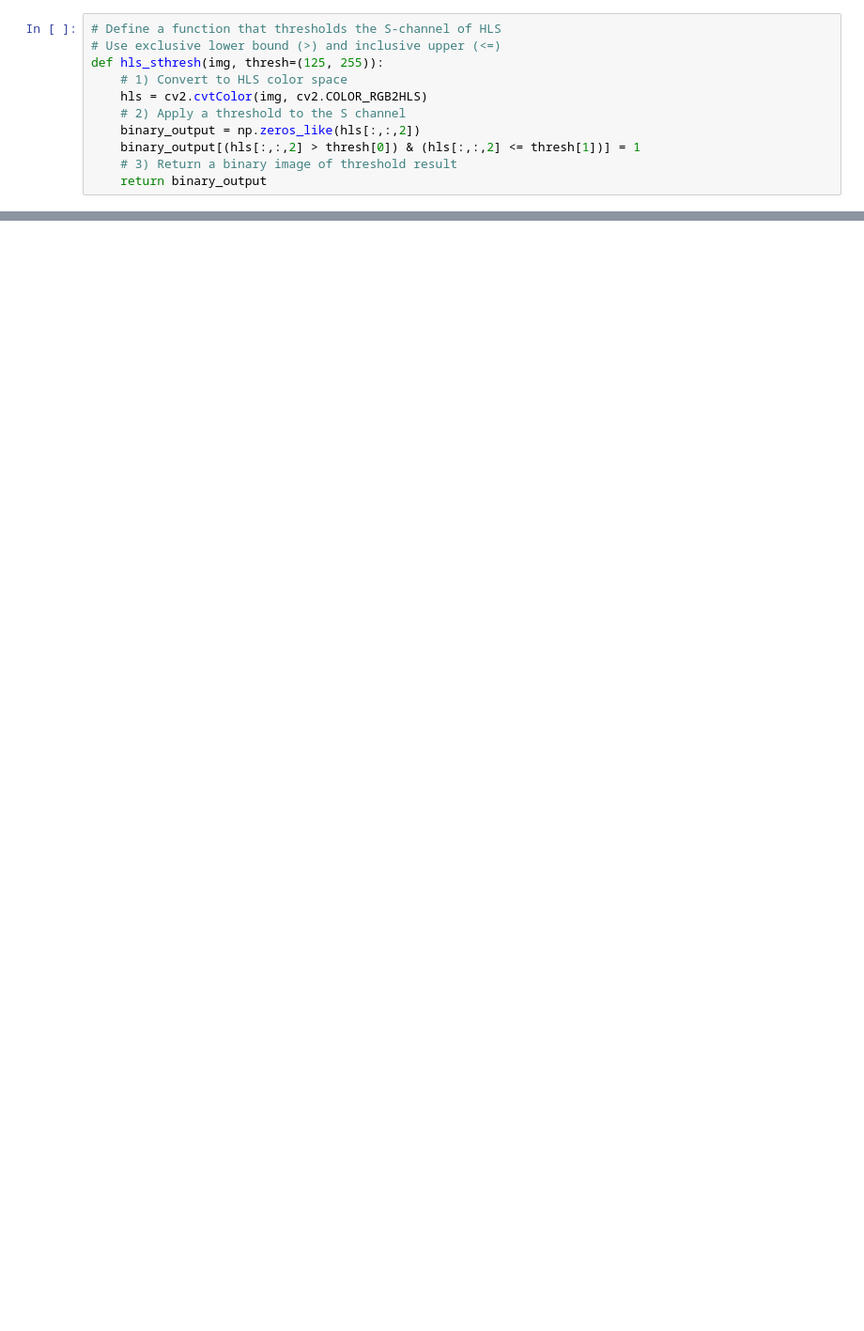
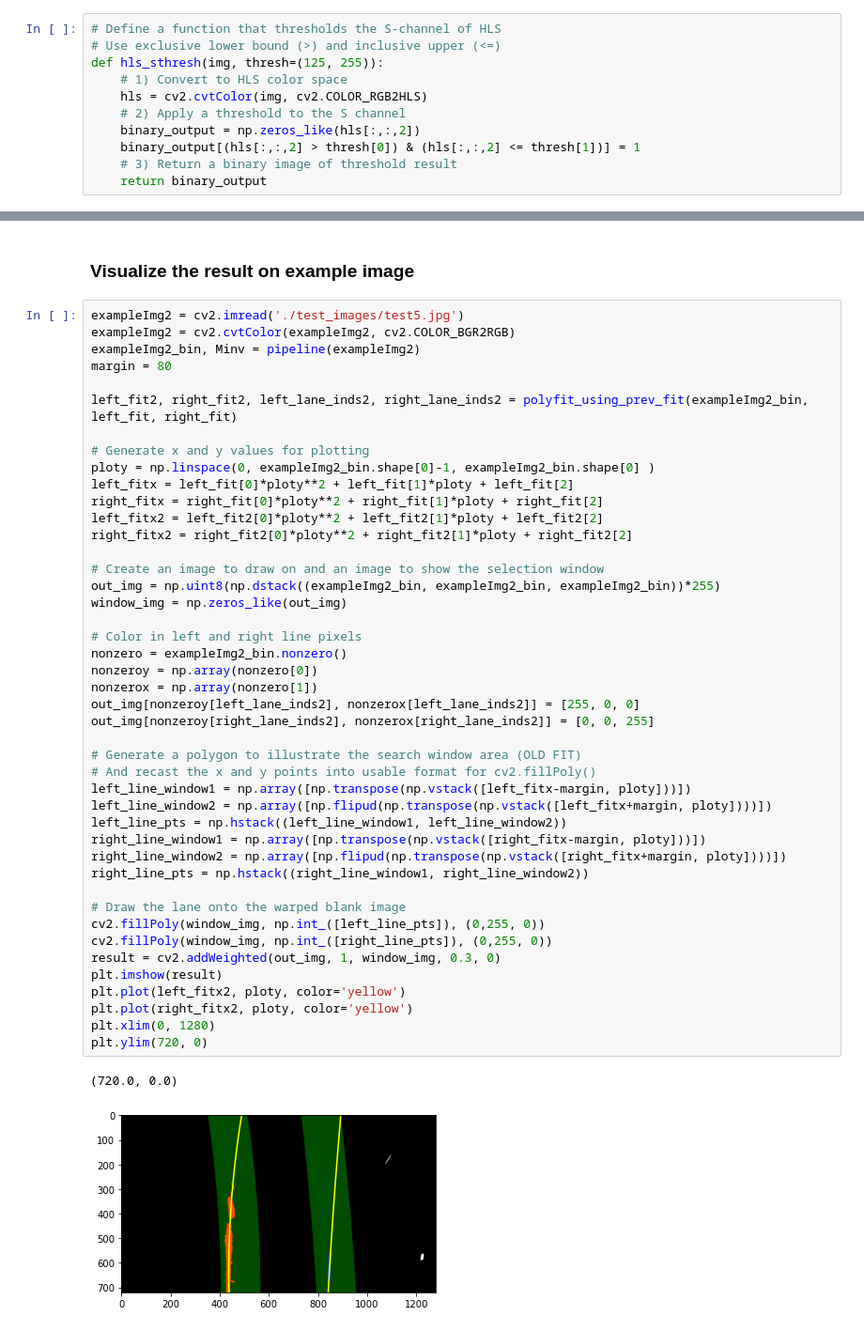
Before and after one commit to Mcamin/Advanced-Lane-Lines-detection, a Jupyter notebook: pipeline.ipynb, the cells around one changed output, grey strips where cells are left out. Shown at 94% size. Drawn from its saved outputs; the diff is of its cells as text; blank space fills up the shorter version.

```diff
--- a/pipeline.ipynb
+++ b/pipeline.ipynb
@@ -527,0 +658,49 @@ interactive(children=(IntSlider(value=127, description='min_thresh', max=255), I
+# %% [markdown]
+###  Visualize the result on example image
+# %%
+exampleImg2 = cv2.imread('./test_images/test5.jpg')
+exampleImg2 = cv2.cvtColor(exampleImg2, cv2.COLOR_BGR2RGB)
+exampleImg2_bin, Minv = pipeline(exampleImg2)
+margin = 80
+
+left_fit2, right_fit2, left_lane_inds2, right_lane_inds2 = polyfit_using_prev_fit(exampleImg2_bin, left_fit, right_fit)
+
+# Generate x and y values for plotting
+ploty = np.linspace(0, exampleImg2_bin.shape[0]-1, exampleImg2_bin.shape[0] )
+left_fitx = left_fit[0]*ploty**2 + left_fit[1]*ploty + left_fit[2]
+right_fitx = right_fit[0]*ploty**2 + right_fit[1]*ploty + right_fit[2]
+left_fitx2 = left_fit2[0]*ploty**2 + left_fit2[1]*ploty + left_fit2[2]
+right_fitx2 = right_fit2[0]*ploty**2 + right_fit2[1]*ploty + right_fit2[2]
+
+# Create an image to draw on and an image to show the selection window
+out_img = np.uint8(np.dstack((exampleImg2_bin, exampleImg2_bin, exampleImg2_bin))*255)
+window_img = np.zeros_like(out_img)
+
+# Color in left and right line pixels
+nonzero = exampleImg2_bin.nonzero()
+nonzeroy = np.array(nonzero[0])
+nonzerox = np.array(nonzero[1])
+out_img[nonzeroy[left_lane_inds2], nonzerox[left_lane_inds2]] = [255, 0, 0]
+out_img[nonzeroy[right_lane_inds2], nonzerox[right_lane_inds2]] = [0, 0, 255]
+
+# Generate a polygon to illustrate the search window area (OLD FIT)
+# And recast the x and y points into usable format for cv2.fillPoly()
+left_line_window1 = np.array([np.transpose(np.vstack([left_fitx-margin, ploty]))])
+left_line_window2 = np.array([np.flipud(np.transpose(np.vstack([left_fitx+margin, ploty])))])
+left_line_pts = np.hstack((left_line_window1, left_line_window2))
+right_line_window1 = np.array([np.transpose(np.vstack([right_fitx-margin, ploty]))])
+right_line_window2 = np.array([np.flipud(np.transpose(np.vstack([right_fitx+margin, ploty])))])
+right_line_pts = np.hstack((right_line_window1, right_line_window2))
+
+# Draw the lane onto the warped blank image
+cv2.fillPoly(window_img, np.int_([left_line_pts]), (0,255, 0))
+cv2.fillPoly(window_img, np.int_([right_line_pts]), (0,255, 0))
+result = cv2.addWeighted(out_img, 1, window_img, 0.3, 0)
+plt.imshow(result)
+plt.plot(left_fitx2, ploty, color='yellow')
+plt.plot(right_fitx2, ploty, color='yellow')
+plt.xlim(0, 1280)
+plt.ylim(720, 0)
+# %% [output]
+(720.0, 0.0)
+[figure, added]
```
Also changed, not shown: parts of 67 cells of this notebook, 13 other files.
